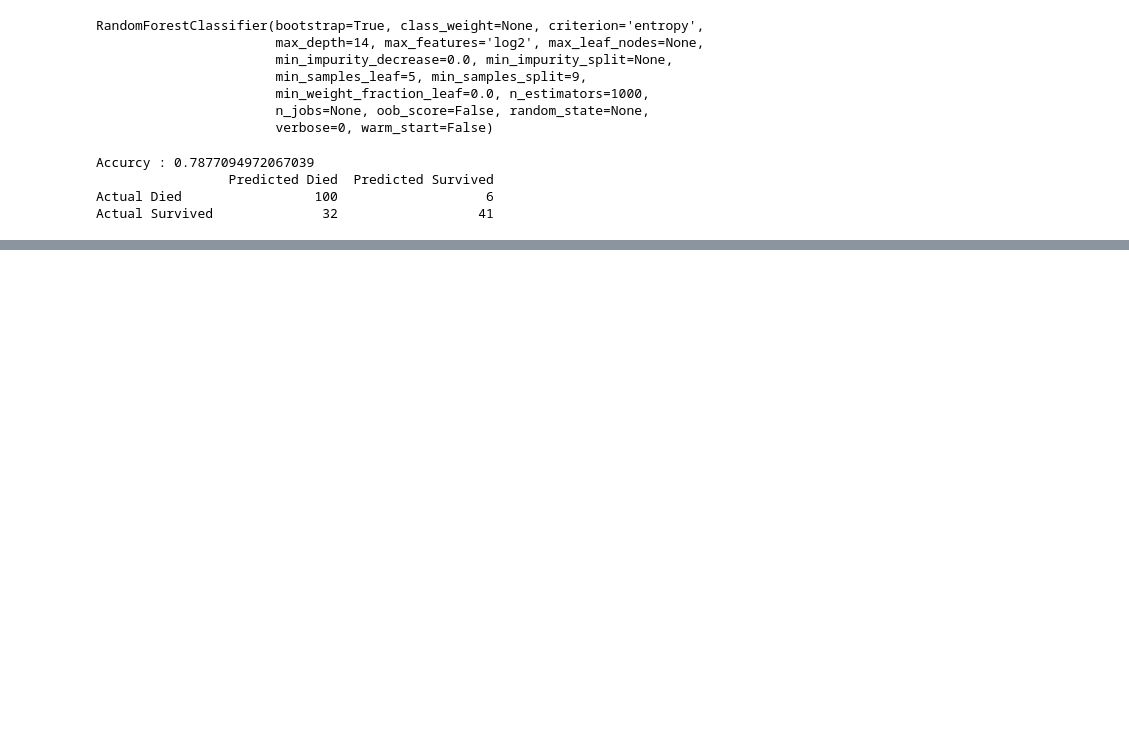
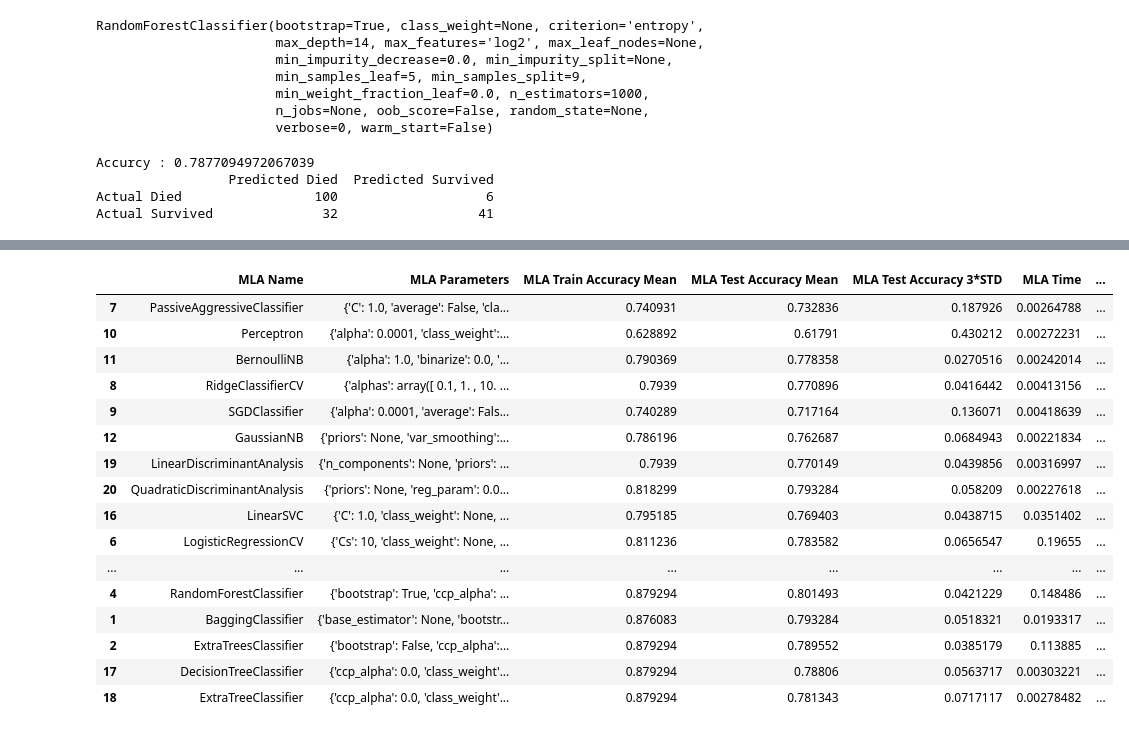
Before and after one commit to PriyankaGPawar/MachineLearningWith_Python, a Jupyter notebook: Class_Notebooks/Decision_Trees_(_Titanic_Dataset_).ipynb, the cells around one changed output, grey strips where cells are left out. Saved outputs shown, nothing was run; the diff lists cells and outputs as text; code cells hidden in the pictures; blank space fills up the shorter version.

```diff
--- a/Class_Notebooks/Decision_Trees_(_Titanic_Dataset_).ipynb
+++ b/Class_Notebooks/Decision_Trees_(_Titanic_Dataset_).ipynb
@@ -731,0 +990,20 @@ Actual Survived              32                  41
+# %%
+MLA_compare.sort_values(by="Difference",ascending=False)
+# %% [output]
+|  | MLA Name | MLA Parameters | MLA Train Accuracy Mean | MLA Test Accuracy Mean | MLA Test Accuracy 3*STD | MLA Time | ... |
+| 7 | PassiveAggressiveClassifier | {'C': 1.0, 'average': False, 'cla... | 0.740931 | 0.732836 | 0.187926 | 0.00264788 | ... |
+| 10 | Perceptron | {'alpha': 0.0001, 'class_weight':... | 0.628892 | 0.61791 | 0.430212 | 0.00272231 | ... |
+| 11 | BernoulliNB | {'alpha': 1.0, 'binarize': 0.0, '... | 0.790369 | 0.778358 | 0.0270516 | 0.00242014 | ... |
+| 8 | RidgeClassifierCV | {'alphas': array([ 0.1, 1. , 10. ... | 0.7939 | 0.770896 | 0.0416442 | 0.00413156 | ... |
+| 9 | SGDClassifier | {'alpha': 0.0001, 'average': Fals... | 0.740289 | 0.717164 | 0.136071 | 0.00418639 | ... |
+| 12 | GaussianNB | {'priors': None, 'var_smoothing':... | 0.786196 | 0.762687 | 0.0684943 | 0.00221834 | ... |
+| 19 | LinearDiscriminantAnalysis | {'n_components': None, 'priors': ... | 0.7939 | 0.770149 | 0.0439856 | 0.00316997 | ... |
+| 20 | QuadraticDiscriminantAnalysis | {'priors': None, 'reg_param': 0.0... | 0.818299 | 0.793284 | 0.058209 | 0.00227618 | ... |
+| 16 | LinearSVC | {'C': 1.0, 'class_weight': None, ... | 0.795185 | 0.769403 | 0.0438715 | 0.0351402 | ... |
+| 6 | LogisticRegressionCV | {'Cs': 10, 'class_weight': None, ... | 0.811236 | 0.783582 | 0.0656547 | 0.19655 | ... |
+| ... | ... | ... | ... | ... | ... | ... | ... |
+| 4 | RandomForestClassifier | {'bootstrap': True, 'ccp_alpha': ... | 0.879294 | 0.801493 | 0.0421229 | 0.148486 | ... |
+| 1 | BaggingClassifier | {'base_estimator': None, 'bootstr... | 0.876083 | 0.793284 | 0.0518321 | 0.0193317 | ... |
+| 2 | ExtraTreesClassifier | {'bootstrap': False, 'ccp_alpha':... | 0.879294 | 0.789552 | 0.0385179 | 0.113885 | ... |
+| 17 | DecisionTreeClassifier | {'ccp_alpha': 0.0, 'class_weight'... | 0.879294 | 0.78806 | 0.0563717 | 0.00303221 | ... |
+| 18 | ExtraTreeClassifier | {'ccp_alpha': 0.0, 'class_weight'... | 0.879294 | 0.781343 | 0.0717117 | 0.00278482 | ... |
```
Also changed, not shown: parts of 13 cells of this notebook.
